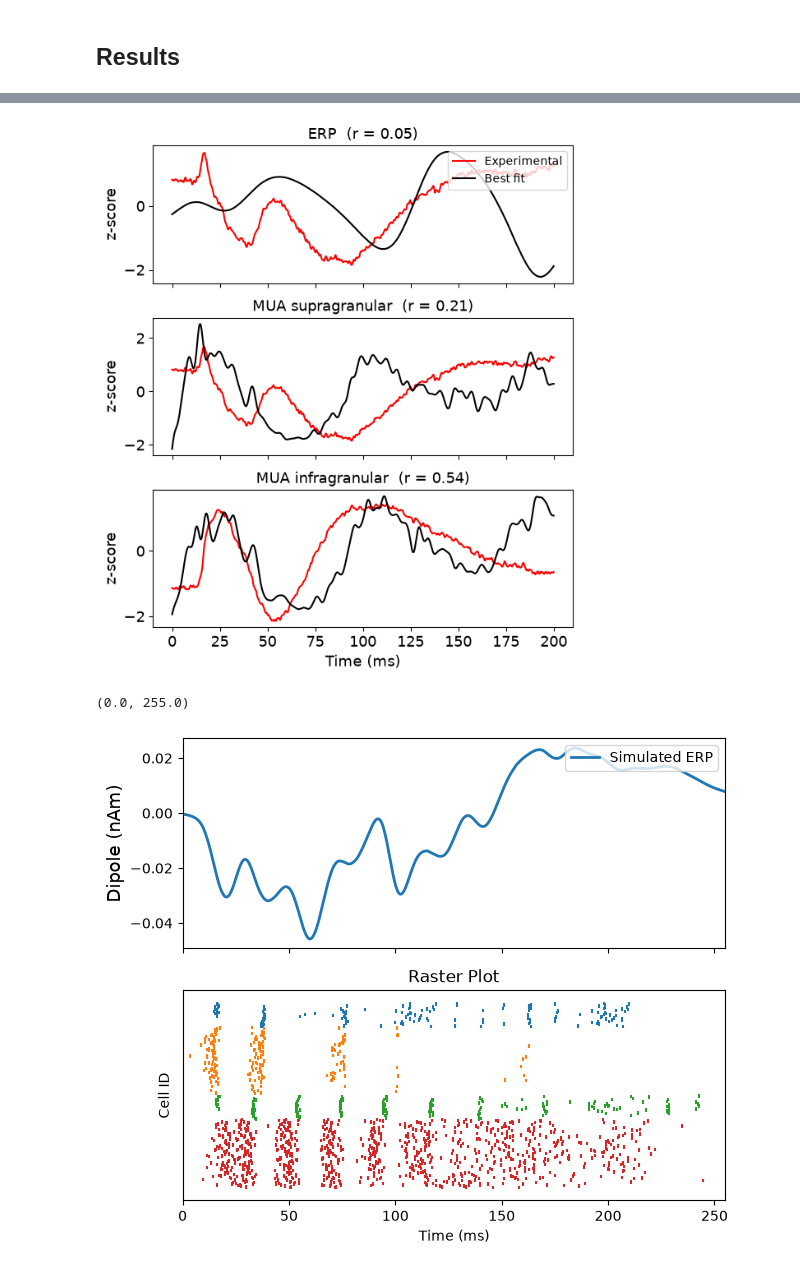
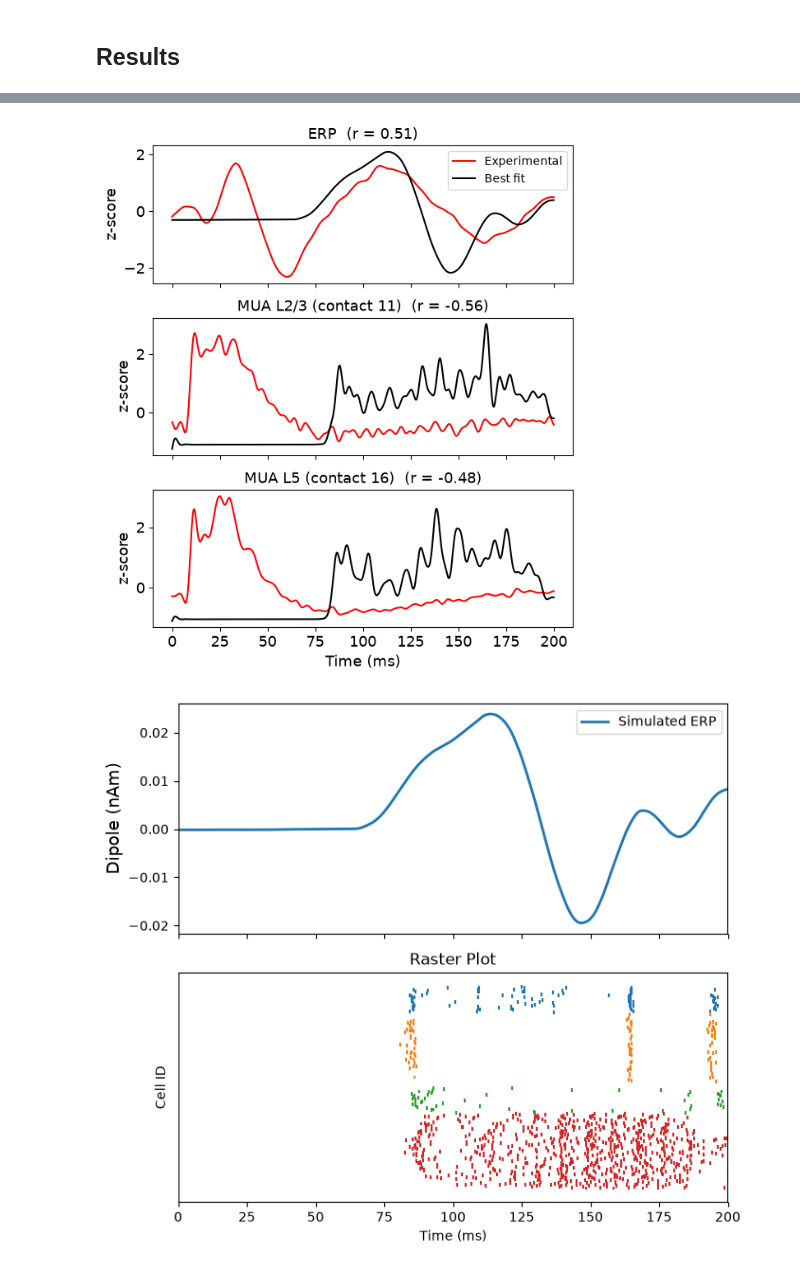
Before and after one commit to ntolley/lcsd_opt, a Jupyter notebook: notebooks/erp_mua.ipynb, the cells around one changed output, grey strips where cells are left out. Cells and saved outputs as stored; diff of their text form; code cells hidden in the pictures.

Commit message:
Optimization targets for 2-gt030031027, ERP+MUA and ERP+MUA+CSD notebooks

```diff
--- a/notebooks/erp_mua.ipynb
+++ b/notebooks/erp_mua.ipynb
@@ -255,3 +267,10 @@ exp_mua_infra = cs_mua_infra(times)
+# %%
+times = dpl[0].times
+
+# experimental traces on the simulated time points (0 to tstop)
+exp_erp     = cs_erp(times)
+exp_mua_L23 = cs_mua_L23(times)
+exp_mua_L5  = cs_mua_L5(times)
 # %% [markdown]
 ## Simulated MUA and FR
 # %%
@@ -324,13 +343,13 @@ def _sim_mua(net, times, m, fr_smooth_ms=5.0):
     return np.mean([_process_fr(net, times, m['cell_types'], smooth_ms=fr_smooth_ms, trial_idx=t)
                     for t in range(n_tr)], axis=0)
 
-
-# One entry per MUA channel. Add eventually channels 3 and 4.
-# Use 'depth' (um, HNN coordinates) to compare with simulated MUA (extracellular field),
-# or 'cell_types' instead (e.g. ('L2_pyramidal',)) to compare with the firing rate (FR).
+# One entry per MUA trace. The MUA is assigned to an HNN layer, not to a depth:
+# 'depth' is just a point inside that layer in HNN coordinates (um), where the
+# simulated MUA is read out. Use 'cell_types' instead of 'depth' (e.g.
+# ('L2_pyramidal',)) to compare with the simulated firing rate (FR).
 mua_targets = [
-    {'name': 'MUA supragranular', 'trace': exp_mua_supra, 'depth': 1250},
-    {'name': 'MUA infragranular', 'trace': exp_mua_infra, 'depth': 250},
+    {'name': 'MUA L2/3 (contact 11)', 'trace': exp_mua_L23, 'depth': 1250},
+    {'name': 'MUA L5 (contact 16)',   'trace': exp_mua_L5,  'depth': 250},
 ]
 # %%
 # z-score check plot
@@ -341,9 +360,7 @@ def _zscore(x):
 sim_erp = dpl[0].copy().smooth(window_length).data['agg']
 panels = [('ERP', sim_erp, exp_erp)]
 for m in mua_targets:
-    sim = _sim_mua(net, times, m, fr_smooth_ms)
-    panels.append((m['name'], sim, m['trace']))
-
+    panels.append((m['name'], _sim_mua(net, times, m, fr_smooth_ms), m['trace']))
 fig, axes = plt.subplots(len(panels), 1, figsize=(6, 2.3 * len(panels)), sharex=True)
 for ax, (title, sim, exp) in zip(axes, panels):
     r = _safe_corr(sim, exp)
@@ -355,4 +372,5 @@ for ax, (title, sim, exp) in zip(axes, panels):
 axes[0].legend(fontsize=10, loc='upper right')
 axes[-1].set_xlabel('Time (ms)', fontsize=labelsize)
 fig.tight_layout()
+fig.savefig(os.path.join(out_dir, 'baseline_vs_experimental.png'), dpi=200)
 # %% [output]
@@ -529,7 +606,8 @@ Warning: no DISPLAY environment variable.
 ## Results
 # %%
 # Simulate the best-fit network (10 trials, for averaging)
+n_best_trials = 10
 with JoblibBackend(n_jobs=n_jobs):
     dipoles_optimized = simulate_dipole(
-        optim.net_, tstop=tstop, n_trials=10, dt=dt, verbose=False)
+        optim.net_, tstop=tstop, n_trials=n_best_trials, dt=dt, verbose=False)
 # %%
@@ -549,13 +630,14 @@ plt.tight_layout()
 # %%
 # Best fit vs experimental (z-scored), averaged over the simulated trials
-n_sim_trials = len(dipoles_optimized)
-
 sim_erp = np.mean([d.copy().smooth(window_length).data['agg'] for d in dipoles_optimized], axis=0)
 panels = [('ERP', sim_erp, exp_erp)]
-for m in mua_targets:
+best_traces = {'times': times,
+               'dipole_trials': np.array([d.data['agg'] for d in dipoles_optimized]),
+               'dipole_smoothed_mean': sim_erp}
+for m, key in zip(mua_targets, ['mua_L23', 'mua_L5']):
     sim = _sim_mua(optim.net_, times, m, fr_smooth_ms)
+    best_traces[key] = sim
     panels.append((m['name'], sim, m['trace']))
-
 fig, axes = plt.subplots(len(panels), 1, figsize=(6, 2.3 * len(panels)), sharex=True)
 for ax, (title, sim, exp) in zip(axes, panels):
     r = _safe_corr(sim, exp)
@@ -567,17 +649,21 @@ for ax, (title, sim, exp) in zip(axes, panels):
 axes[0].legend(fontsize=10, loc='upper right')
 axes[-1].set_xlabel('Time (ms)', fontsize=labelsize)
 fig.tight_layout()
+fig.savefig(os.path.join(out_dir, 'best_fit_vs_experimental.png'), dpi=200)
+
+# save the best-fit simulated traces
+np.savez(os.path.join(out_dir, 'best_fit_traces.npz'), **best_traces)
 # %% [output]
-[figure, old version]
+[figure, new version]
 # %%
 # Best-fit ERP (trial 0) and spike raster
-fig, axes = plt.subplots(2, 1, figsize=(7,6), sharex=True)
-axes[0].plot(times, dipoles_optimized[0].copy().smooth(20).data['agg'], linewidth=2, color=f'C0', label='Simulated ERP')
-# axes[0].set_ylim(ymin, ymax)
+fig, axes = plt.subplots(2, 1, figsize=(7, 6), sharex=True)
+axes[0].plot(times, dipoles_optimized[0].copy().smooth(window_length).data['agg'],
+             linewidth=2, color='C0', label='Simulated ERP')
 axes[0].set_ylabel('Dipole (nAm)', fontsize=labelsize)
 axes[0].legend(loc='upper right', fontsize=10)
 optim.net_.cell_response.plot_spikes_raster(ax=axes[1], trial_idx=0, show=False, show_legend=False)
-axes[0].set_xlim(None, 255)
+fig.tight_layout()
+fig.savefig(os.path.join(out_dir, 'best_fit_raster.png'), dpi=200)
 # %% [output]
-(0.0, 255.0)
-[figure, old version]
+[figure, new version]
```
Also changed, not shown: parts of 20 cells of this notebook, 16 other files.
